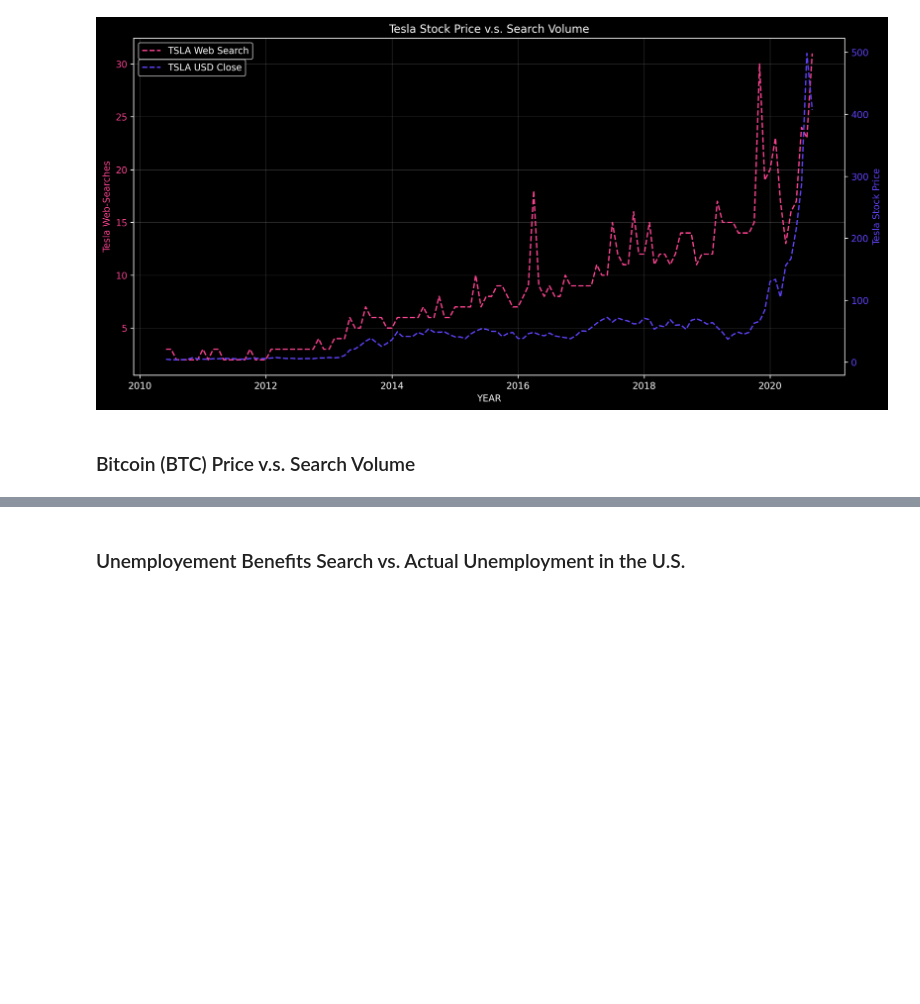
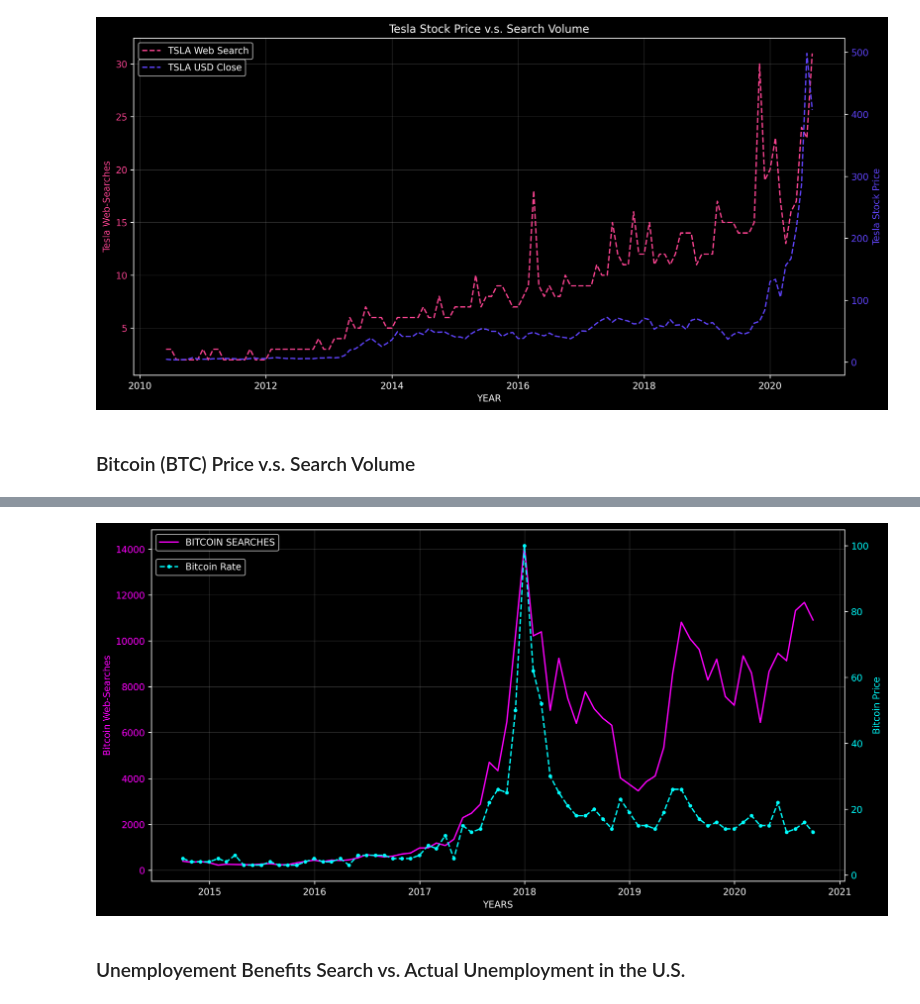
Before and after one commit to ahmedyar7/Data-Science-Projects, a Jupyter notebook: Google Trends/main.ipynb, the cells around one changed output, grey strips where cells are left out. Cells and saved outputs as stored; diff of their text form; code cells hidden in the pictures; blank space fills up the shorter version.

Commit message:
Visualizing the Bitcoin DATA

```diff
--- a/Google Trends/main.ipynb
+++ b/Google Trends/main.ipynb
@@ -270,3 +270,53 @@ plt.show()
+# %%
+# Defining the Coordinates
+X_COR = df_btc_monthly.index
+Y_COR_1 = df_btc_monthly["CLOSE"]
+Y_COR_2 = df_btc_search["BTC_NEWS_SEARCH"]
+
+fig, axis1 = plt.subplots(figsize=(12, 6), dpi=250)
+axis1 = plt.gca()  # Get current axis
+axis2 = axis1.twinx()
+
+# Plotting Graph1
+axis1.plot(
+    X_COR,
+    Y_COR_1,
+    color="magenta",
+    label="BITCOIN SEARCHES",
+)
+
+# Plotting Graph2
+axis2.plot(
+    X_COR,
+    Y_COR_2,
+    color="cyan",
+    label="Bitcoin Rate",
+    marker=".",
+    linestyle="--",
+)
+
+
+# Setting up labels:
+axis1.set_xlabel("YEARS")
+axis1.set_ylabel("Bitcoin Web-Searches", color="magenta")
+axis2.set_ylabel("Bitcoin Price", color="cyan")
+
+# Styling Label:
+axis1.tick_params(axis="y", labelcolor="magenta")
+axis2.tick_params(axis="y", labelcolor="cyan")
+
+# Grid:
+axis1.grid(True, linewidth=0.2, color="gray")
+
+# Legends:
+axis1.legend(loc="upper left", bbox_to_anchor=(0, 1))
+axis2.legend(loc="upper left", bbox_to_anchor=(0, 0.93))
+
+
+plt.tight_layout()
+plt.show()
+# %% [output]
+[figure, added]
 # %% [markdown]
 ### Unemployement Benefits Search vs. Actual Unemployment in the U.S.
 # %% [markdown]
```
Also changed, not shown: parts of 2 cells of this notebook.
